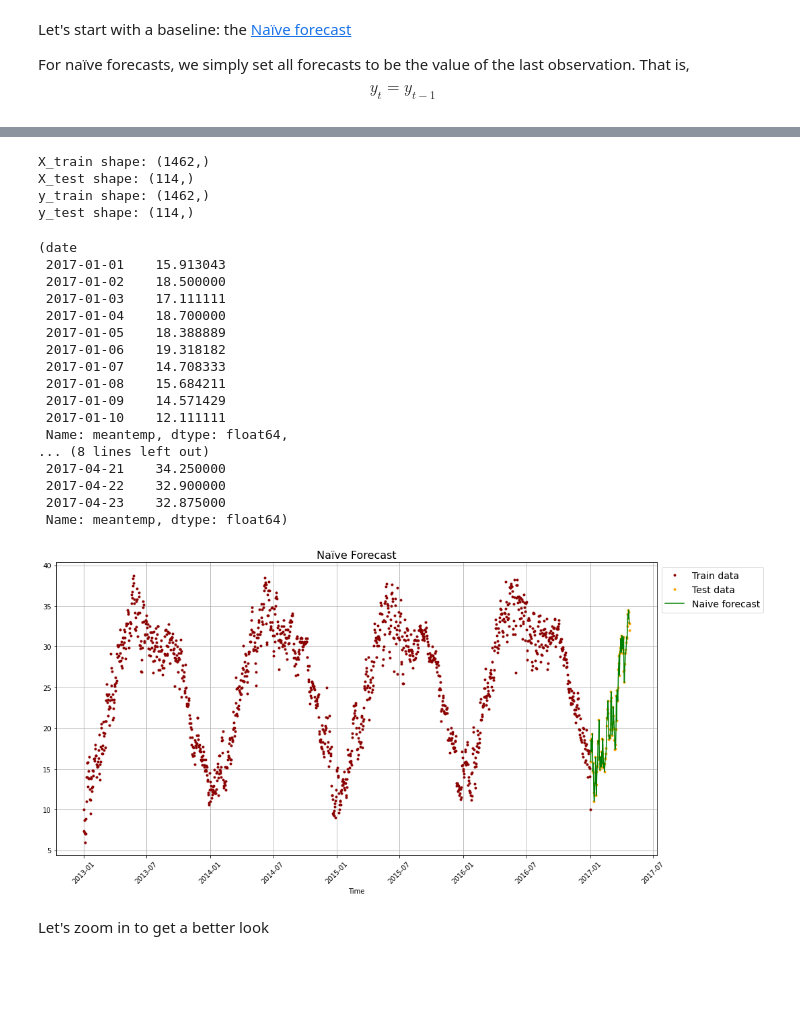
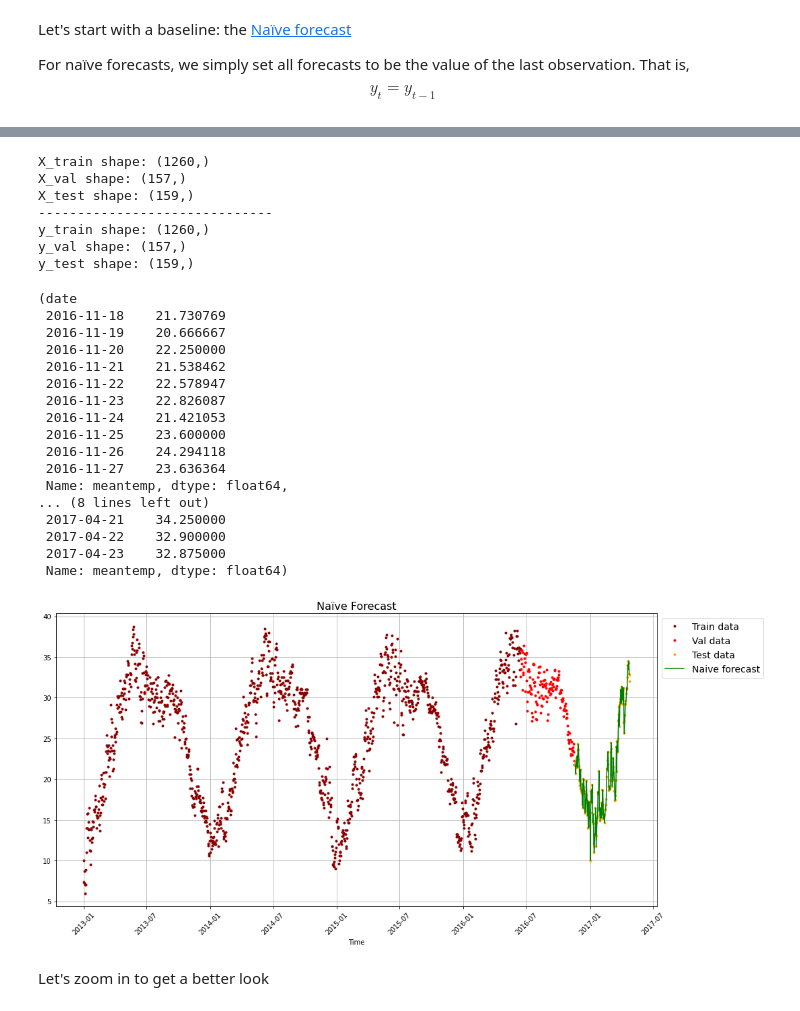
Before and after one commit to alexandre-pinon/voltron, a Jupyter notebook: src/ai/bootstrap.ipynb, the cells around one changed output, grey strips where cells are left out. Cells and saved outputs as stored; diff of their text form; code cells hidden in the pictures; blank space fills up the shorter version.

Commit message:
[ADD] model 6 Dense multivariate + fix previous train/val/test splits&results

```diff
--- a/src/ai/bootstrap.ipynb
+++ b/src/ai/bootstrap.ipynb
@@ -17,6 +19,12 @@ from sklearn.preprocessing import minmax_scale
 !nvidia-smi -L
 # %% [output]
 GPU 0: NVIDIA GeForce RTX 2060 (UUID: GPU-40e49d7d-28f8-2e42-5423-abd4e1b056f4)
+# %%
+TRAIN_SIZE = 0.8
+VAL_SIZE = 0.1
+TEST_SIZE = 0.1
+EPOCHS = 100
+BATCH_SIZE = 128
 # %% [markdown]
 ## Data loading
 # %%
@@ -207,0 +218,3 @@ y_test = test_df["meantemp"]
+# %%
+X = df.index
+y = df["meantemp"]
@@ -208,30 +241,43 @@ y_test = test_df["meantemp"]
+# %%
+# Make train, val and test sets
+train_size = int(len(X) * TRAIN_SIZE)
+val_size = int(len(X) * VAL_SIZE)
+X_train, y_train = X[:train_size], y[:train_size]
+X_val, y_val = X[train_size:train_size + val_size], y[train_size:train_size +
+                                                      val_size]
+X_test, y_test = X[train_size + val_size:], y[train_size + val_size:]
 # %%
 print(f"X_train shape: {X_train.shape}")
+print(f"X_val shape: {X_val.shape}")
 print(f"X_test shape: {X_test.shape}")
+print("-" * 30)
 print(f"y_train shape: {y_train.shape}")
+print(f"y_val shape: {y_val.shape}")
 print(f"y_test shape: {y_test.shape}")
 # %% [output]
-X_train shape: (1462,)
-X_test shape: (114,)
-y_train shape: (1462,)
-y_test shape: (114,)
+X_train shape: (1260,)
+X_val shape: (157,)
+X_test shape: (159,)
+------------------------------
+y_train shape: (1260,)
+y_val shape: (157,)
+y_test shape: (159,)
 # %%
-# Create a naïve forecast
-naive_forecast = y_test[:
-                        -1]  # Naïve forecast equals every value excluding the last value
+# Naïve forecast equals every value excluding the last value
+naive_forecast = y_test[:-1]
 naive_forecast[:10], naive_forecast[-10:]  # View frist 10 and last 10
 # %% [output]
 (date
- 2017-01-01    15.913043
- 2017-01-02    18.500000
- 2017-01-03    17.111111
- 2017-01-04    18.700000
- 2017-01-05    18.388889
- 2017-01-06    19.318182
- 2017-01-07    14.708333
- 2017-01-08    15.684211
- 2017-01-09    14.571429
- 2017-01-10    12.111111
+ 2016-11-18    21.730769
+ 2016-11-19    20.666667
+ 2016-11-20    22.250000
+ 2016-11-21    21.538462
+ 2016-11-22    22.578947
+ 2016-11-23    22.826087
+ 2016-11-24    21.421053
+ 2016-11-25    23.600000
+ 2016-11-26    24.294118
+ 2016-11-27    23.636364
  Name: meantemp, dtype: float64,
 ... (8 lines left out)
  2017-04-21    34.250000
@@ -241,17 +287,18 @@ naive_forecast[:10], naive_forecast[-10:]  # View frist 10 and last 10
 # %%
 # Plot naive forecast
 fig, ax = plt.subplots(figsize=(16, 8))
 plot_time_series(ax, X_train, y_train, label="Train data", c='darkred')
+plot_time_series(ax, X_val, y_val, label="Val data", c='red')
 plot_time_series(ax, X_test, y_test, label="Test data", c='orange')
 plot_time_series(ax,
                  X_test[1:],
                  naive_forecast,
                  title="Naïve Forecast",
                  format="-",
                  label="Naive forecast",
                  c='green')
 # %% [output]
-[figure, old version]
+[figure, new version]
 # %% [markdown]
 Let's zoom in to get a better look
 # %%
```
Also changed, not shown: parts of 62 cells of this notebook, 29 other files.
